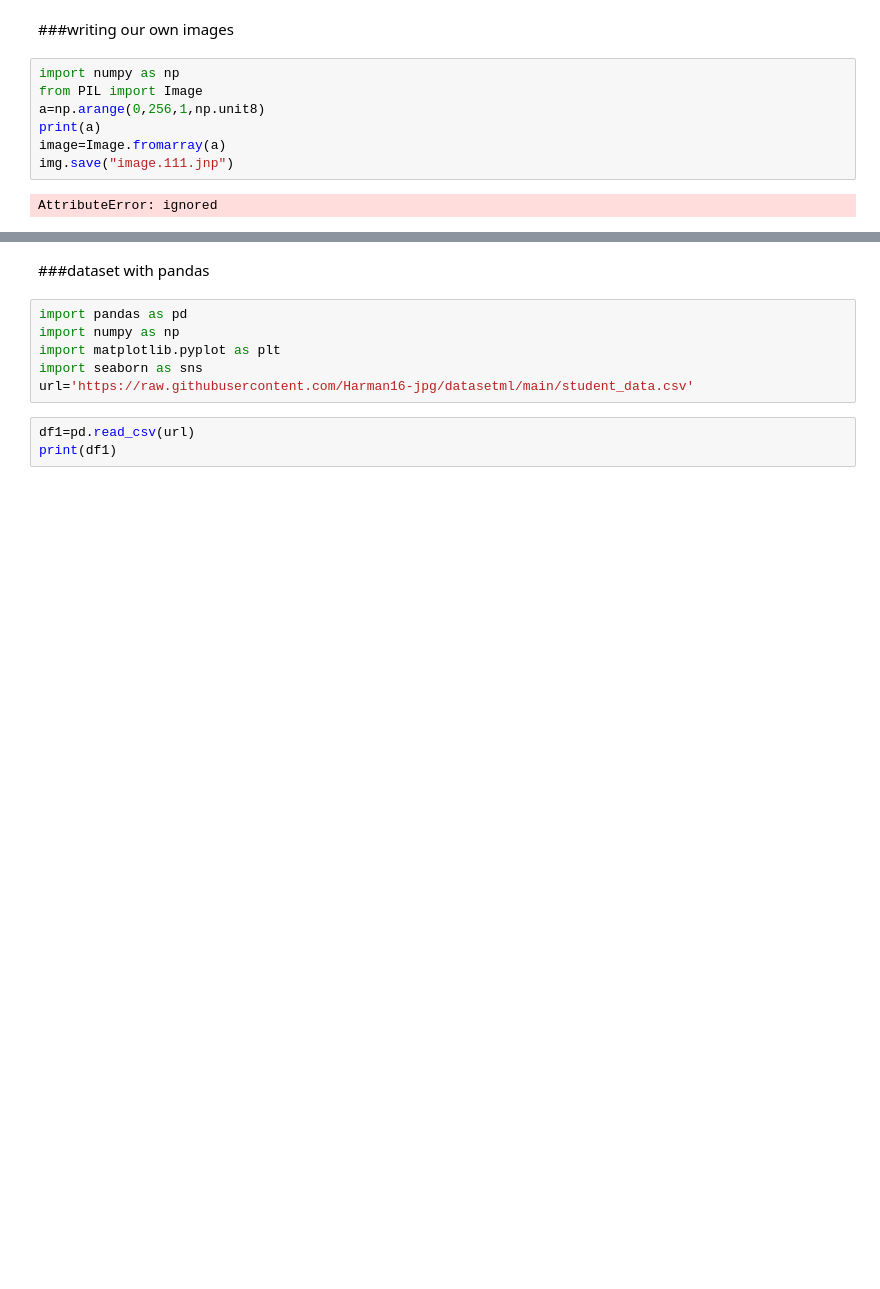
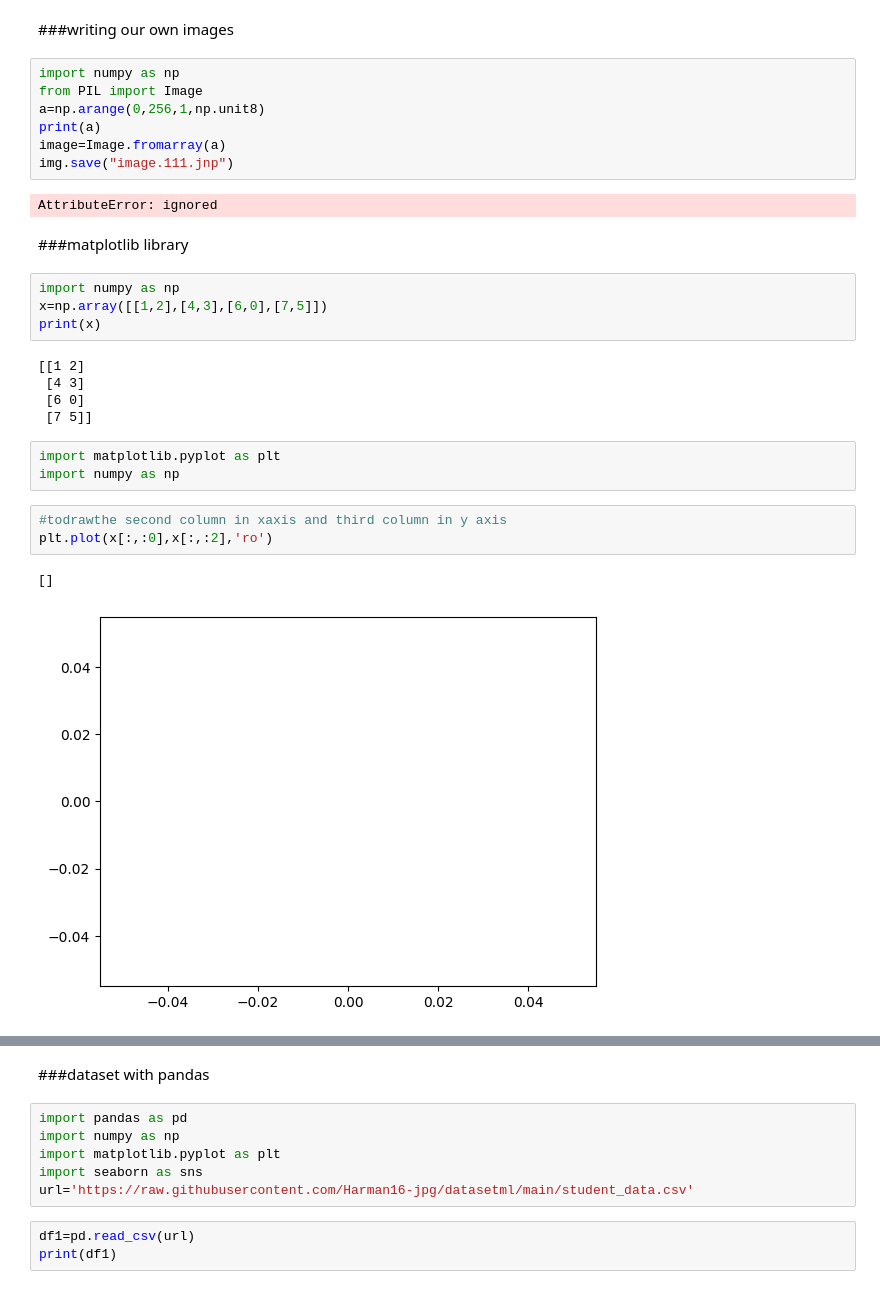
Before and after one commit to Harman16-jpg/datasetml, a Jupyter notebook: Untitled0.ipynb, the cells around one changed output, grey strips where cells are left out. Drawn from its saved outputs; the diff is of its cells as text; blank space fills up the shorter version.

```diff
--- a/Untitled0.ipynb
+++ b/Untitled0.ipynb
@@ -900,3 +923,23 @@ image=Image.fromarray(a)
 img.save("image.111.jnp")
 # %% [output]
 AttributeError: ignored
+# %% [markdown]
+###matplotlib library
+# %%
+import numpy as np
+x=np.array([[1,2],[4,3],[6,0],[7,5]])
+print(x)
+# %% [output]
+[[1 2]
+ [4 3]
+ [6 0]
+ [7 5]]
+# %%
+import matplotlib.pyplot as plt
+import numpy as np
+# %%
+#todrawthe second column in xaxis and third column in y axis
+plt.plot(x[:,:0],x[:,:2],'ro')
+# %% [output]
+[]
+[figure, added]
```
Also changed, not shown: parts of 40 cells of this notebook.
